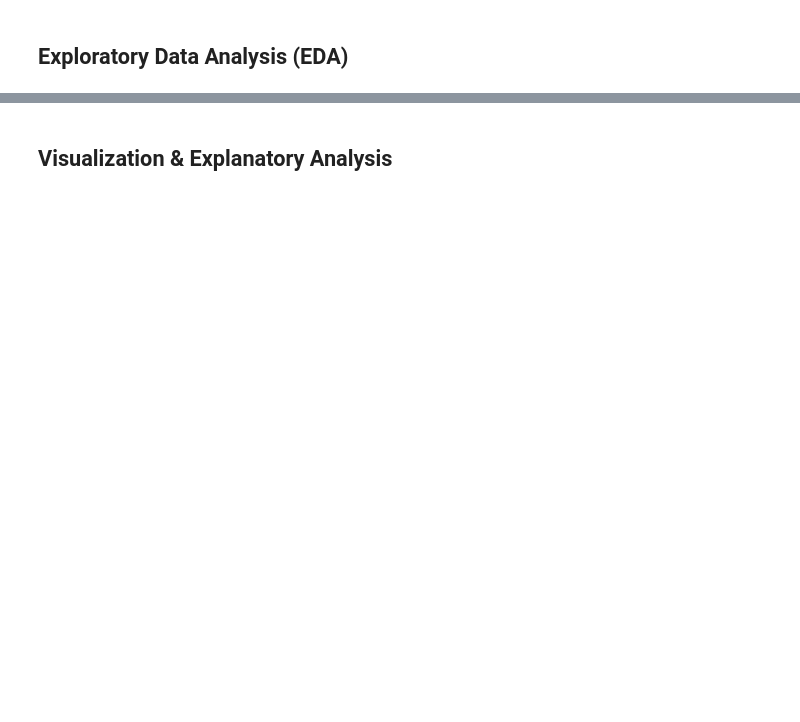
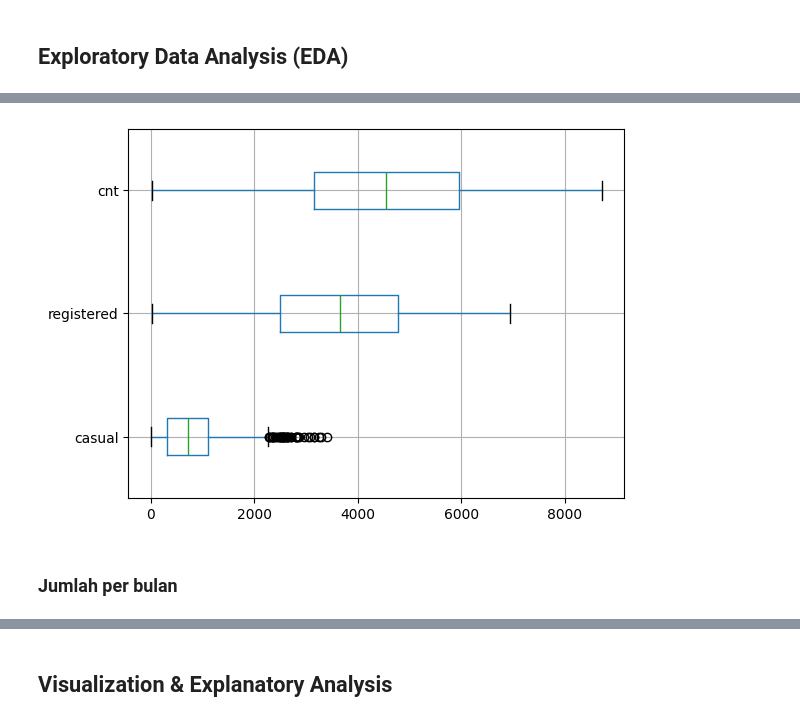
Before and after one commit to dimas-firmansyah/dicoding-analysis, a Jupyter notebook: notebook.ipynb, the cells around one changed output, grey strips where cells are left out. Drawn from its saved outputs; the diff is of its cells as text; code cells hidden in the pictures; blank space fills up the shorter version.

```diff
--- a/notebook.ipynb
+++ b/notebook.ipynb
@@ -40,0 +226,9 @@
+# %%
+sum_agg = {
+    "casual": "sum",
+    "registered": "sum",
+    "cnt": "sum",
+}
+
+sum_per_date_df = df.resample(rule="D", on="datetime").agg(sum_agg)
+sum_per_date_df.head()
@@ -40,0 +255,7 @@
+# %%
+sum_per_date_df.boxplot(vert=False)
+plt.show()
+# %% [output]
+[figure, added]
+# %% [markdown]
+### Jumlah per bulan
```
Also changed, not shown: parts of 59 cells of this notebook, 7 other files.
